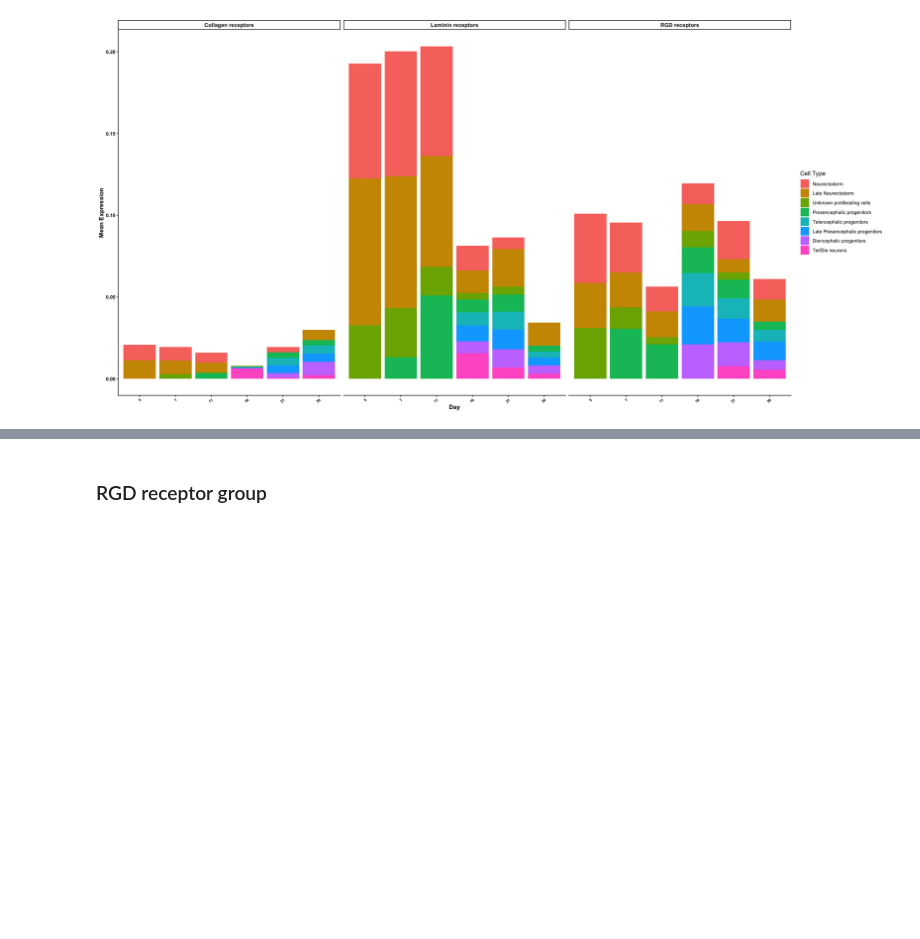
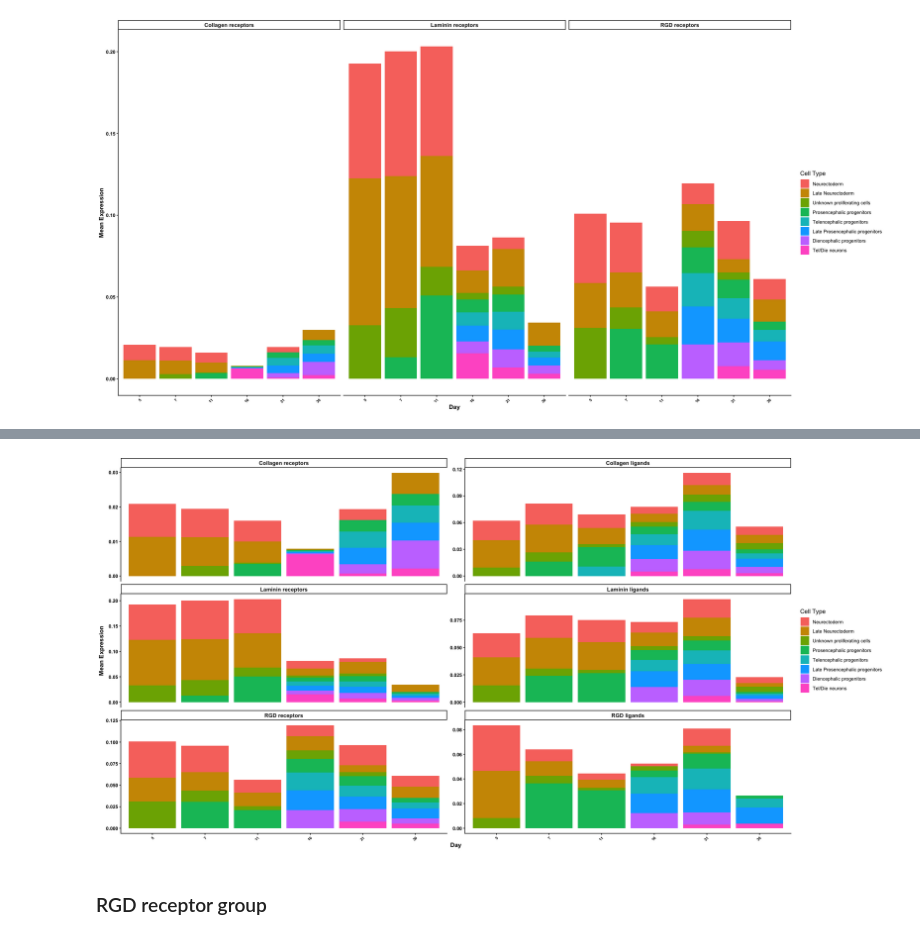
Before and after one commit to nickmahtani/neural-organoid-mechanotransduction, a Jupyter notebook: Morphodynamics paper/notebooks/integrins_with_time.ipynb, the cells around one changed output, grey strips where cells are left out. Cells and saved outputs as stored; diff of their text form; code cells hidden in the pictures; blank space fills up the shorter version.

```diff
--- a/Morphodynamics paper/notebooks/integrins_with_time.ipynb
+++ b/Morphodynamics paper/notebooks/integrins_with_time.ipynb
@@ -551,3 +611,78 @@ ggplot(all_combined, aes(x = factor(day), y = segment_height, fill = class3)) +
+# %%
+# Build receptor data
+receptor_classes <- list(
+  "Collagen receptors" = c("ITGA1", "ITGA2", "ITGA10", "ITGA11"),
+  "Laminin receptors" = c("ITGA3", "ITGA6", "ITGA7", "ITGB4"),
+  "RGD receptors" = c("ITGAV", "ITGA5", "ITGA8", "ITGB3", "ITGB5", "ITGB8")
+)
+
+receptor_classes <- lapply(receptor_classes, function(genes) {
+  genes[genes %in% rownames(timecourse)]
+})
+
+# Build ligand data
+ligand_groups <- list(
+  "Collagen ligands" = na.omit(ecm_genes$Collagens),
+  "Laminin ligands" = na.omit(ecm_genes$Laminin),
+  "RGD ligands" = c("FN1", "VTN", "SPP1")
+)
+
+ligand_groups <- lapply(ligand_groups, function(genes) {
+  genes[genes %in% rownames(timecourse)]
+})
+
+# Combine both into one list
+all_classes <- c(receptor_classes, ligand_groups)
+
+all_combined <- data.frame()
+
+for (lc in names(all_classes)) {
+  genes <- all_classes[[lc]]
+
+  expr_mat <- GetAssayData(timecourse, layer = "data")[genes, , drop = FALSE]
+  avg_expr <- colMeans(expr_mat)
+
+  meta <- timecourse@meta.data
+  meta$expr <- avg_expr
+
+  overall_mean <- meta %>%
+    group_by(day) %>%
+    summarise(day_mean = mean(expr), .groups = "drop")
+
+  expr_mean <- meta %>%
+    group_by(day, class3) %>%
+    summarise(mean_expr = mean(expr), .groups = "drop") %>%
+    group_by(day) %>%
+    mutate(proportion = mean_expr / sum(mean_expr))
+
+  combined <- expr_mean %>%
+    left_join(overall_mean, by = "day") %>%
+    mutate(segment_height = proportion * day_mean,
+           group = lc)
+
+  all_combined <- rbind(all_combined, combined)
+}
+
+# Order so receptors and ligands are side by side
+all_combined$group <- factor(all_combined$group, levels = c(
+  "Collagen receptors", "Collagen ligands",
+  "Laminin receptors", "Laminin ligands",
+  "RGD receptors", "RGD ligands"
+))
+
+ggplot(all_combined, aes(x = factor(day), y = segment_height, fill = class3)) +
+  geom_bar(stat = "identity") +
+  facet_wrap(~group, ncol = 2, scales = "free_y") +
+  labs(x = "Day", y = "Mean Expression", fill = "Cell Type") +
+  theme_classic() +
+  theme(
+    strip.text = element_text(face = "bold", size = 10),
+    axis.title = element_text(face = "bold"),
+    axis.text = element_text(face = "bold"),
+    axis.text.x = element_text(angle = 45, hjust = 1, size = 7)
+  )
+# %% [output]
+[figure, added]
 # %% [markdown]
 ### RGD receptor group
 # %%
```
Also changed, not shown: parts of 1 cell of this notebook.
